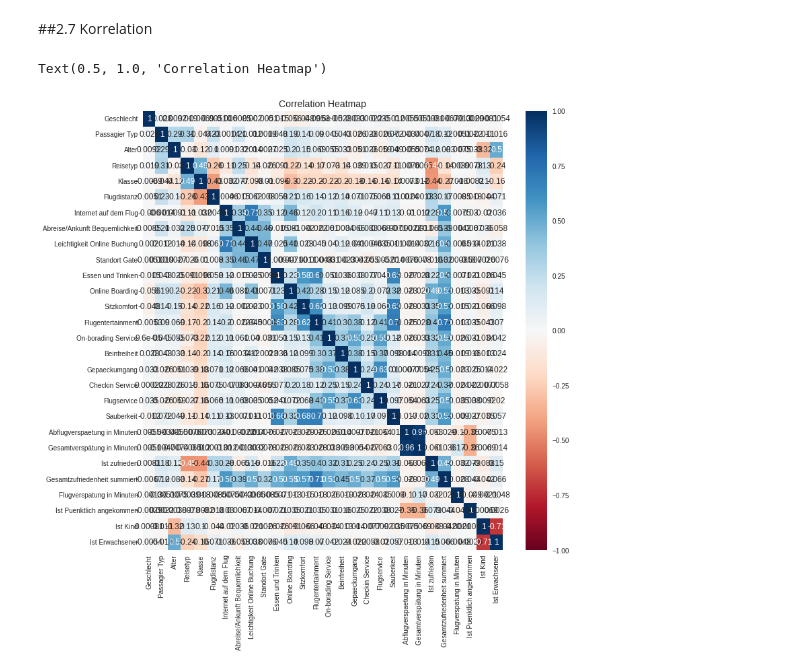
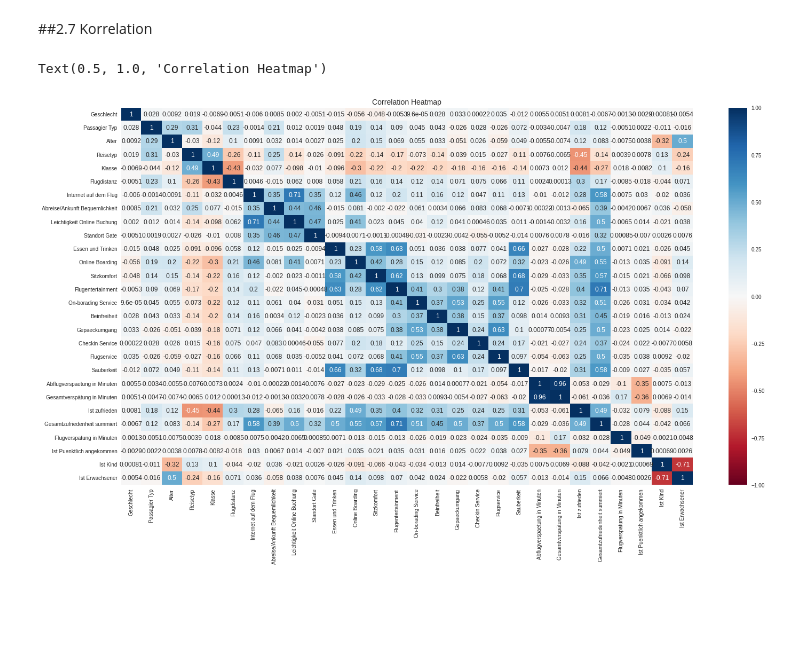
Before and after one commit to AliceKitchkin/Unsupervised-Machine-Learning, a Jupyter notebook: AirlinePassengerSatisfaction.ipynb, the cells around one changed output. Cells and saved outputs as stored; diff of their text form; code cells hidden in the pictures; blank space fills up the shorter version.

```diff
--- a/AirlinePassengerSatisfaction.ipynb
+++ b/AirlinePassengerSatisfaction.ipynb
@@ -355,9 +355,9 @@ dtype: object
 # %%
 corrmat = data.corr()
 
-plt.figure(figsize=(12,12))
+plt.figure(figsize=(24,13))
 sns.heatmap(corrmat, annot = True, cmap = 'RdBu', center = 0, vmin=-1, vmax=1)
 plt.title('Correlation Heatmap',fontsize=14)
 # %% [output]
 Text(0.5, 1.0, 'Correlation Heatmap')
-[figure, old version]
+[figure, new version]
```
